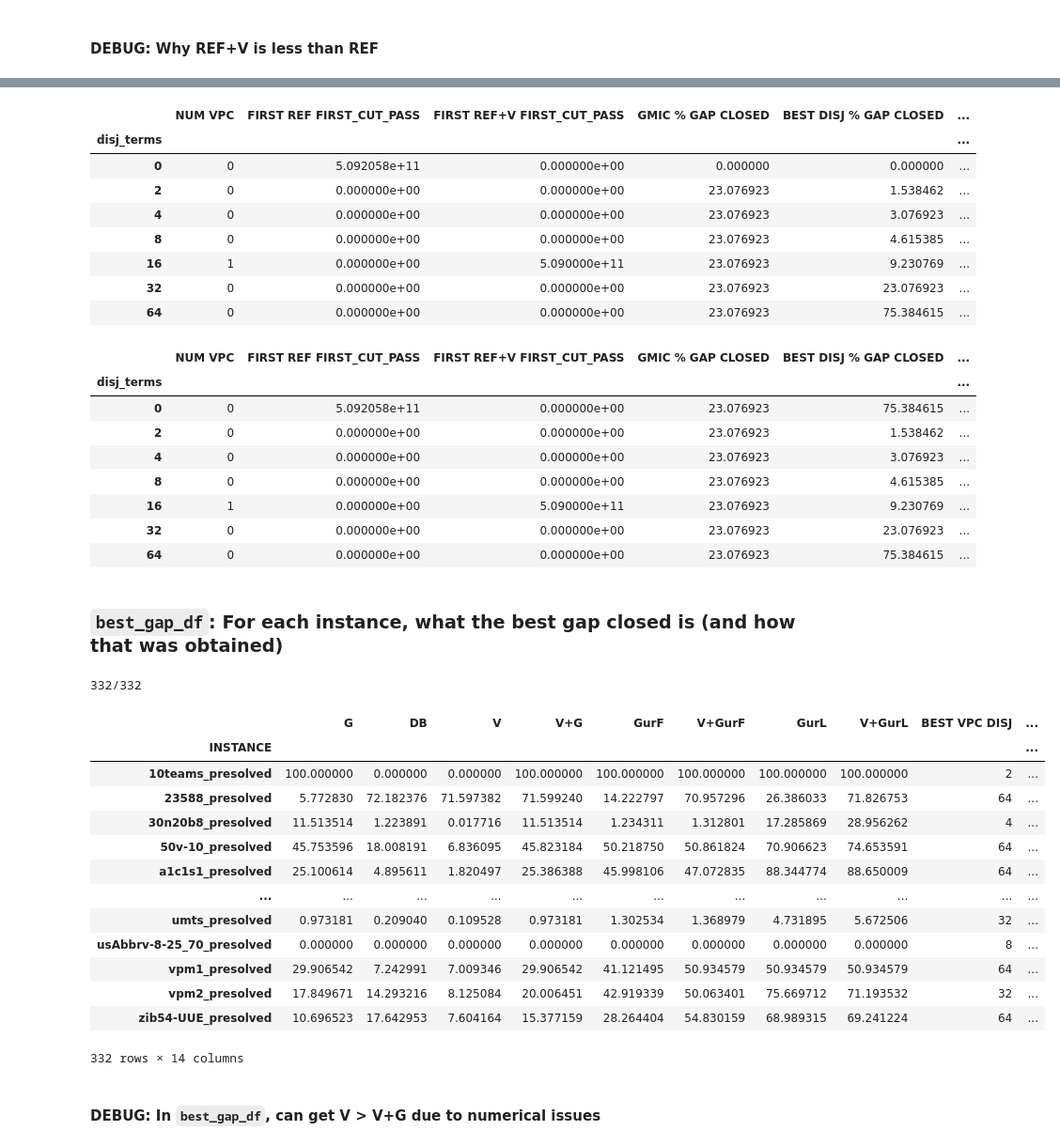
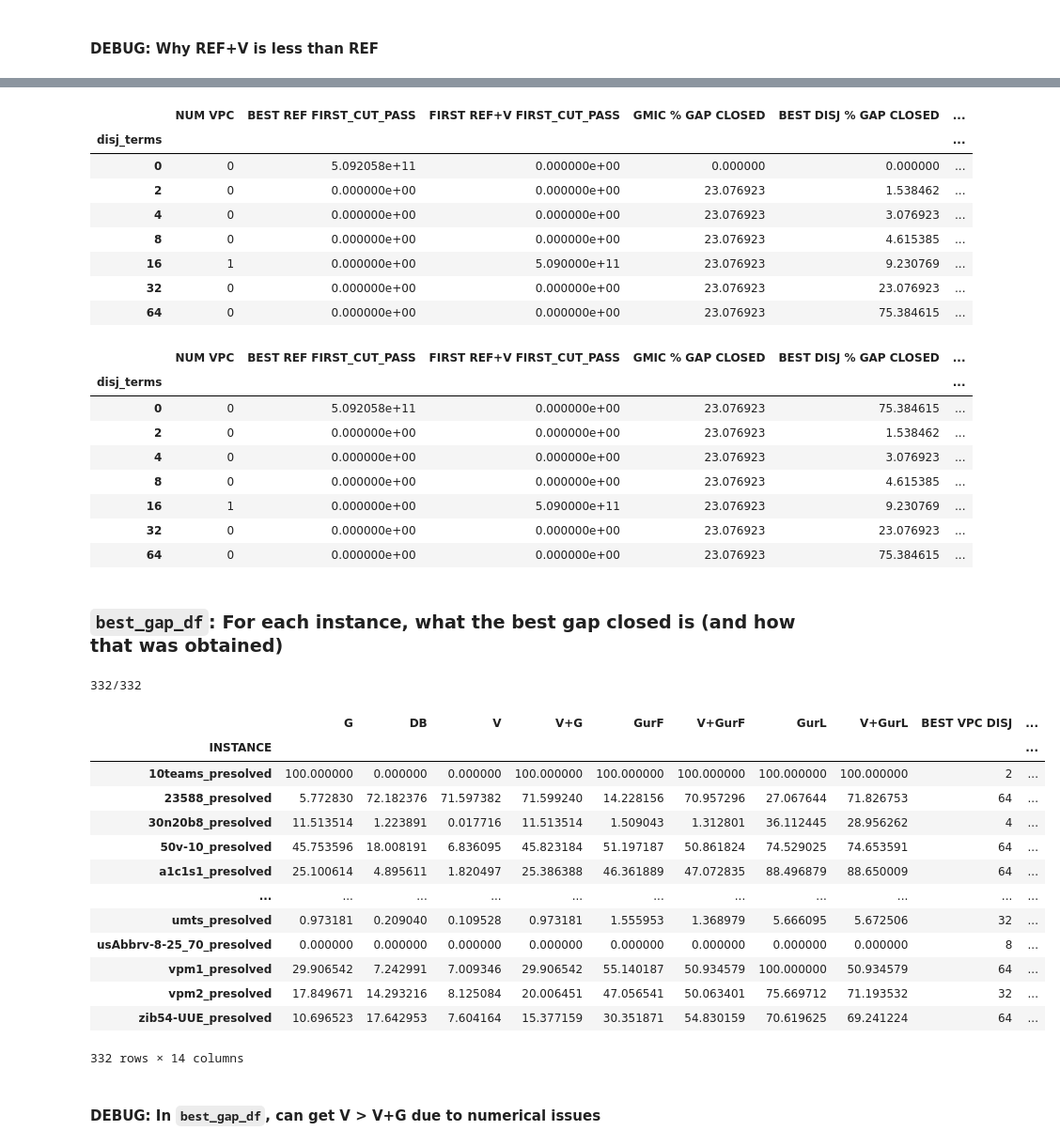
Before and after one commit to akazachk/vpc, a Jupyter notebook: plots/plots.ipynb, the cells around one changed output, grey strips where cells are left out. Shown: that part at 94% size. Saved outputs shown, nothing was run; the diff lists cells and outputs as text; code cells hidden in the pictures.

Commit message:
Fixed GurF and GurL to use best of the 7 random seeds.

```diff
--- a/plots/plots.ipynb
+++ b/plots/plots.ipynb
@@ -808,18 +808,23 @@ col_gmic        = 'GMIC % GAP CLOSED'
 col_best_disj   = 'BEST DISJ % GAP CLOSED'
 col_vpc         = 'VPC % GAP CLOSED'
 col_vpc_gmic    = 'VPC+GMIC % GAP CLOSED'
-col_first_ref   = 'REF FIRST_CUT_PASS % GAP CLOSED'
+col_first_ref_first = 'FIRST REF FIRST_CUT_PASS % GAP CLOSED'
+col_first_ref   = 'BEST REF FIRST_CUT_PASS % GAP CLOSED'
 col_first_ref_v = 'REF+V FIRST_CUT_PASS % GAP CLOSED'
-col_last_ref    = 'REF LAST_CUT_PASS % GAP CLOSED'
+col_last_ref_first = 'FIRST REF LAST_CUT_PASS % GAP CLOSED'
+col_last_ref    = 'BEST REF LAST_CUT_PASS % GAP CLOSED'
 col_last_ref_v  = 'REF+V LAST_CUT_PASS % GAP CLOSED'
 col_num_vpcs    = 'NUM VPC'
+col_num_gmic    = 'NUM GMIC'
 gap_cols = [
     col_gmic,
     col_best_disj,
     col_vpc,
     col_vpc_gmic,
+    col_first_ref_first,
     col_first_ref,
     col_first_ref_v,
+    col_last_ref_first,
     col_last_ref,
     col_last_ref_v,
 ]
@@ -870,8 +875,10 @@ gap_df = df.loc[:,
                     'VPC OBJ',
                     'VPC+GMIC OBJ',
                     'FIRST REF FIRST_CUT_PASS',
+                    'BEST REF FIRST_CUT_PASS',
                     'FIRST REF+V FIRST_CUT_PASS',
                     'FIRST REF LAST_CUT_PASS',
+                    'BEST REF LAST_CUT_PASS',
                     'FIRST REF+V LAST_CUT_PASS',
                     'NUM GMIC',
                     'NUM VPC',
@@ -898,11 +905,13 @@ col = cut_type + " OBJ"
 gap_df[cut_type + " % GAP CLOSED"] = calc_gap_closed(gap_df, col)
 
 col = "REF FIRST_CUT_PASS"
-gap_df[col + " % GAP CLOSED"] = calc_gap_closed(gap_df, "FIRST " + col)
+gap_df["FIRST " + col + " % GAP CLOSED"] = calc_gap_closed(gap_df, "FIRST " + col)
+gap_df["BEST " + col + " % GAP CLOSED"] = calc_gap_closed(gap_df, "BEST " + col)
 col = "REF+V FIRST_CUT_PASS"
 gap_df[col + " % GAP CLOSED"] = calc_gap_closed(gap_df, "FIRST " + col)
 col = "REF LAST_CUT_PASS"
-gap_df[col + " % GAP CLOSED"] = calc_gap_closed(gap_df, "FIRST " + col)
+gap_df["FIRST " + col + " % GAP CLOSED"] = calc_gap_closed(gap_df, "FIRST " + col)
+gap_df["BEST " + col + " % GAP CLOSED"] = calc_gap_closed(gap_df, "BEST " + col)
 col = "REF+V LAST_CUT_PASS"
 gap_df[col + " % GAP CLOSED"] = calc_gap_closed(gap_df, "FIRST " + col)
 
@@ -991,7 +1000,7 @@ for curr_inst_ind, inst in enumerate(inst_set):
             continue
 
         # Propogate GurF and GurL down
-        sel_gap = [col_first_ref, col_last_ref]
+        sel_gap = [col_first_ref_first, col_first_ref, col_last_ref_first, col_last_ref]
         selected_gap_df.loc[(inst,ind),sel_gap] = curr_df.loc[0,sel_gap]
 
         # If no VPCs produced, the values for V+GurF and V+GurL have not been provided
@@ -1000,7 +1009,7 @@ for curr_inst_ind, inst in enumerate(inst_set):
         num_vpc = curr_df.loc[ind,col_num_vpcs]
         if num_vpc == 0:
             # print("Zero cuts for inst {} at depth {:d}".format(inst, ind))
-            ref_gap = [col_first_ref, col_last_ref] # this is where we pull info from
+            ref_gap = [col_first_ref_first, col_last_ref_first] # this is where we pull info from
             refinds = [gap_cols.index(colname) for colname in ref_gap]
             sel_gap = [col_first_ref_v, col_last_ref_v] # this is where we put the info
             selected_gap_df.loc[(inst,ind),sel_gap] = curr_df.loc[0,ref_gap].to_numpy()
@@ -1069,11 +1078,11 @@ display(tmp_df)
 # %%
 inst = 'neos-1112787_presolved'
 
-display(gap_df.loc[inst,['NUM VPC']+['FIRST REF FIRST_CUT_PASS']+['FIRST REF+V FIRST_CUT_PASS']+gap_cols])
+display(gap_df.loc[inst,['NUM VPC']+['BEST REF FIRST_CUT_PASS']+['FIRST REF+V FIRST_CUT_PASS']+gap_cols])
 
-display(selected_gap_df.loc[inst,['NUM VPC']+['FIRST REF FIRST_CUT_PASS']+['FIRST REF+V FIRST_CUT_PASS']+gap_cols])
+display(selected_gap_df.loc[inst,['NUM VPC']+['BEST REF FIRST_CUT_PASS']+['FIRST REF+V FIRST_CUT_PASS']+gap_cols])
 # %% [output]
-|  | NUM VPC | FIRST REF FIRST_CUT_PASS | FIRST REF+V FIRST_CUT_PASS | GMIC % GAP CLOSED | BEST DISJ % GAP CLOSED | ... |
+|  | NUM VPC | BEST REF FIRST_CUT_PASS | FIRST REF+V FIRST_CUT_PASS | GMIC % GAP CLOSED | BEST DISJ % GAP CLOSED | ... |
 | disj_terms |  |  |  |  |  | ... |
 | 0 | 0 | 5.092058e+11 | 0.000000e+00 | 0.000000 | 0.000000 | ... |
 | 2 | 0 | 0.000000e+00 | 0.000000e+00 | 23.076923 | 1.538462 | ... |
@@ -1082,7 +1091,7 @@ display(selected_gap_df.loc[inst,['NUM VPC']+['FIRST REF FIRST_CUT_PASS']+['FIRS
 | 16 | 1 | 0.000000e+00 | 5.090000e+11 | 23.076923 | 9.230769 | ... |
 | 32 | 0 | 0.000000e+00 | 0.000000e+00 | 23.076923 | 23.076923 | ... |
 | 64 | 0 | 0.000000e+00 | 0.000000e+00 | 23.076923 | 75.384615 | ... |
-|  | NUM VPC | FIRST REF FIRST_CUT_PASS | FIRST REF+V FIRST_CUT_PASS | GMIC % GAP CLOSED | BEST DISJ % GAP CLOSED | ... |
+|  | NUM VPC | BEST REF FIRST_CUT_PASS | FIRST REF+V FIRST_CUT_PASS | GMIC % GAP CLOSED | BEST DISJ % GAP CLOSED | ... |
 | disj_terms |  |  |  |  |  | ... |
 | 0 | 0 | 5.092058e+11 | 0.000000e+00 | 23.076923 | 75.384615 | ... |
 | 2 | 0 | 0.000000e+00 | 0.000000e+00 | 23.076923 | 1.538462 | ... |
@@ -1133,25 +1142,25 @@ for i, inst in enumerate(inst_set):
 
     # Get info for GurF and GurL from the no-VPC row
     row = curr_df.loc[0]
-    GurF_gap = float(row['REF FIRST_CUT_PASS % GAP CLOSED'])
-    GurL_gap = float(row['REF LAST_CUT_PASS % GAP CLOSED'])
-    gmic_gap = float(row['GMIC % GAP CLOSED'])
-    disj_gap = float(row['BEST DISJ % GAP CLOSED'])
+    GurF_gap = float(row[col_first_ref])
+    GurL_gap = float(row[col_last_ref])
+    gmic_gap = float(row[col_gmic])
+    disj_gap = float(row[col_best_disj])
 
     for index, row in curr_df.iterrows():
         num_disj_terms = int(row['NUM DISJ TERMS'])
         # num_obj_tried  = float(row['NUM OBJ'])
-        num_vpc        = float(row['NUM VPC'])
+        num_vpc        = float(row[col_num_vpcs])
         if num_disj_terms <= 0 or num_vpc == 0:
             continue
 
         # print("Index {:d}: Processing instance {} with {:d} disj terms.".format(index, inst, num_disj_terms))
-        vpc_gap     = float(row['VPC % GAP CLOSED'])
-        vpcgmic_gap = float(row['VPC+GMIC % GAP CLOSED'])
-        VGurF_gap   = float(row['REF+V FIRST_CUT_PASS % GAP CLOSED'])
-        VGurL_gap   = float(row['REF+V LAST_CUT_PASS % GAP CLOSED'])
+        vpc_gap     = float(row[col_vpc])
+        vpcgmic_gap = float(row[col_vpc_gmic])
+        VGurF_gap   = float(row[col_first_ref_v])
+        VGurL_gap   = float(row[col_last_ref_v])
         # num_vpc     = float(row['NUM VPC'])
-        num_gmic    = float(row['NUM GMIC'])
+        num_gmic    = float(row[col_num_gmic])
 
         if (best_vpc < vpc_gap): #or (is_val(best_vpc, vpc_gap) and best_num_vpc == 0):
             best_vpc = vpc_gap
@@ -1168,43 +1177,43 @@ for i, inst in enumerate(inst_set):
             best_VGurL = VGurL_gap
             best_VGurL_disj = index
 
     best_gap_df.iloc[i] = [
         gmic_gap if gmic_gap >= EPS else 0.,
         disj_gap if disj_gap >= EPS else 0.,
         best_vpc if best_vpc >= EPS else 0.,
         best_vpcgmic if best_vpcgmic >= EPS else 0.,
         GurF_gap if GurF_gap >= EPS else 0.,
         best_VGurF if best_VGurF >= EPS else 0.,
         GurL_gap if GurL_gap >= EPS else 0.,
         best_VGurL if best_VGurL >= EPS else 0.,
         best_vpc_disj,
         best_vpcgmic_disj,
         best_VGurF_disj,
         best_VGurL_disj,
         best_num_vpc,
         best_num_gmic,
     ]
 
 col_list = ['BEST VPC DISJ', 'BEST GMIC+VPC DISJ', 'BEST V+GurF DISJ', 'BEST V+GurL DISJ', 'NUM VPC', 'NUM GMIC']
 for col in col_list:
     best_gap_df[col] = best_gap_df[col].astype(np.int64)
 
 display(best_gap_df)
 # %% [output]
 332/332
 |  | G | DB | V | V+G | GurF | V+GurF | GurL | V+GurL | BEST VPC DISJ | ... |
 | INSTANCE |  |  |  |  |  |  |  |  |  | ... |
 | 10teams_presolved | 100.000000 | 0.000000 | 0.000000 | 100.000000 | 100.000000 | 100.000000 | 100.000000 | 100.000000 | 2 | ... |
-| 23588_presolved | 5.772830 | 72.182376 | 71.597382 | 71.599240 | 14.222797 | 70.957296 | 26.386033 | 71.826753 | 64 | ... |
-| 30n20b8_presolved | 11.513514 | 1.223891 | 0.017716 | 11.513514 | 1.234311 | 1.312801 | 17.285869 | 28.956262 | 4 | ... |
-| 50v-10_presolved | 45.753596 | 18.008191 | 6.836095 | 45.823184 | 50.218750 | 50.861824 | 70.906623 | 74.653591 | 64 | ... |
-| a1c1s1_presolved | 25.100614 | 4.895611 | 1.820497 | 25.386388 | 45.998106 | 47.072835 | 88.344774 | 88.650009 | 64 | ... |
+| 23588_presolved | 5.772830 | 72.182376 | 71.597382 | 71.599240 | 14.228156 | 70.957296 | 27.067644 | 71.826753 | 64 | ... |
+| 30n20b8_presolved | 11.513514 | 1.223891 | 0.017716 | 11.513514 | 1.509043 | 1.312801 | 36.112445 | 28.956262 | 4 | ... |
+| 50v-10_presolved | 45.753596 | 18.008191 | 6.836095 | 45.823184 | 51.197187 | 50.861824 | 74.529025 | 74.653591 | 64 | ... |
+| a1c1s1_presolved | 25.100614 | 4.895611 | 1.820497 | 25.386388 | 46.361889 | 47.072835 | 88.496879 | 88.650009 | 64 | ... |
 | ... | ... | ... | ... | ... | ... | ... | ... | ... | ... | ... |
-| umts_presolved | 0.973181 | 0.209040 | 0.109528 | 0.973181 | 1.302534 | 1.368979 | 4.731895 | 5.672506 | 32 | ... |
+| umts_presolved | 0.973181 | 0.209040 | 0.109528 | 0.973181 | 1.555953 | 1.368979 | 5.666095 | 5.672506 | 32 | ... |
 | usAbbrv-8-25_70_presolved | 0.000000 | 0.000000 | 0.000000 | 0.000000 | 0.000000 | 0.000000 | 0.000000 | 0.000000 | 8 | ... |
-| vpm1_presolved | 29.906542 | 7.242991 | 7.009346 | 29.906542 | 41.121495 | 50.934579 | 50.934579 | 50.934579 | 64 | ... |
-| vpm2_presolved | 17.849671 | 14.293216 | 8.125084 | 20.006451 | 42.919339 | 50.063401 | 75.669712 | 71.193532 | 32 | ... |
-| zib54-UUE_presolved | 10.696523 | 17.642953 | 7.604164 | 15.377159 | 28.264404 | 54.830159 | 68.989315 | 69.241224 | 64 | ... |
+| vpm1_presolved | 29.906542 | 7.242991 | 7.009346 | 29.906542 | 55.140187 | 50.934579 | 100.000000 | 50.934579 | 64 | ... |
+| vpm2_presolved | 17.849671 | 14.293216 | 8.125084 | 20.006451 | 47.056541 | 50.063401 | 75.669712 | 71.193532 | 32 | ... |
+| zib54-UUE_presolved | 10.696523 | 17.642953 | 7.604164 | 15.377159 | 30.351871 | 54.830159 | 70.619625 | 69.241224 | 64 | ... |
 332 rows × 14 columns
 # %% [markdown]
 #### DEBUG: In `best_gap_df`, can get V > V+G due to numerical issues
```
Also changed, not shown: parts of 22 cells of this notebook.
